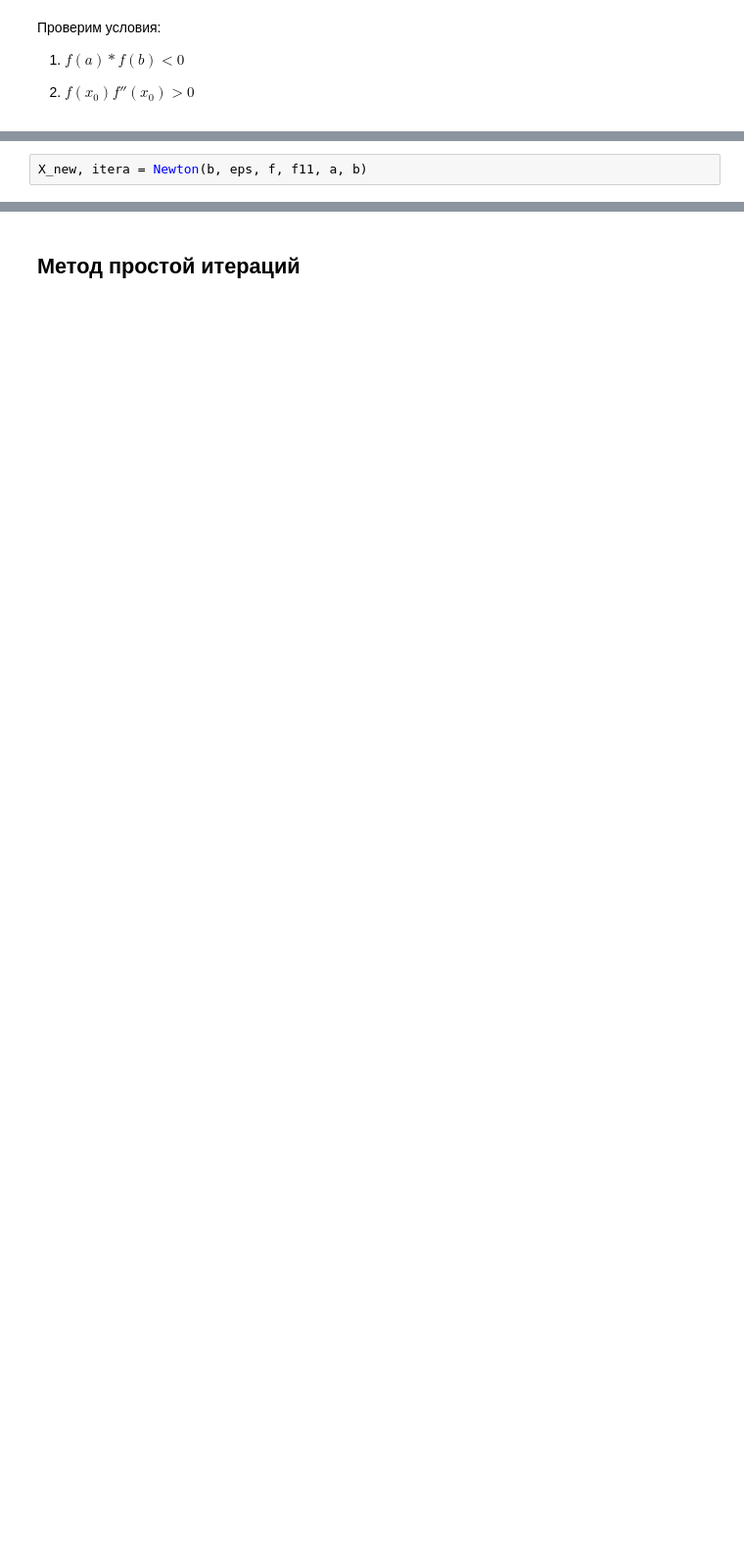
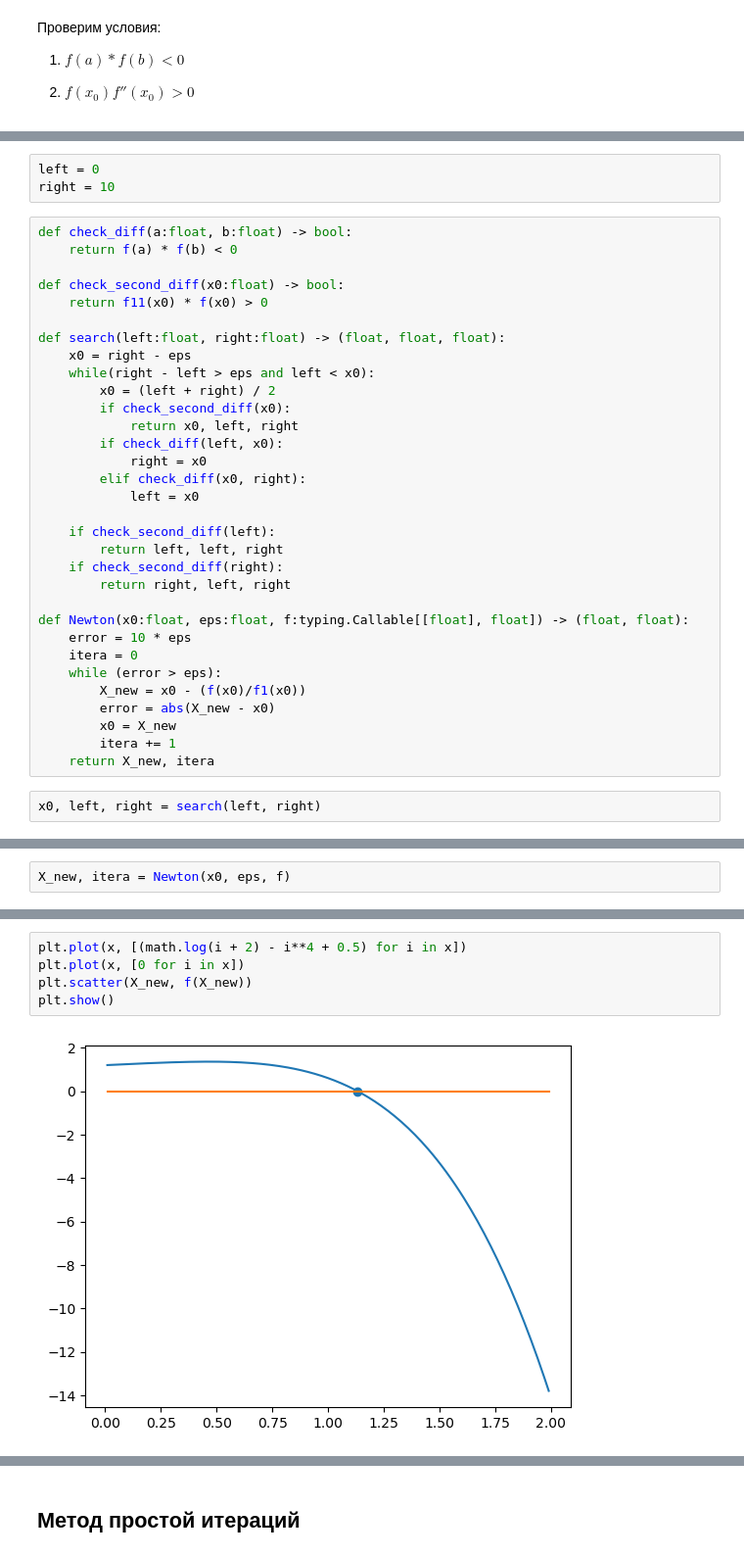
Before and after one commit to JRTitor/Numer, a Jupyter notebook: lab2/lab2.ipynb, the cells around one changed output, grey strips where cells are left out. Shown: that part at 98% size. Saved outputs shown, nothing was run; the diff lists cells and outputs as text; blank space fills up the shorter version.

```diff
--- a/lab2/lab2.ipynb
+++ b/lab2/lab2.ipynb
@@ -68,0 +60,37 @@ def Newton(X, eps, f, f11, a, b):
+# %%
+left = 0
+right = 10
+# %%
+def check_diff(a:float, b:float) -> bool:
+    return f(a) * f(b) < 0
+
+def check_second_diff(x0:float) -> bool:
+    return f11(x0) * f(x0) > 0
+
+def search(left:float, right:float) -> (float, float, float):
+    x0 = right - eps
+    while(right - left > eps and left < x0):
+        x0 = (left + right) / 2
+        if check_second_diff(x0):
+            return x0, left, right
+        if check_diff(left, x0):
+            right = x0
+        elif check_diff(x0, right):
+            left = x0
+
+    if check_second_diff(left):
+        return left, left, right
+    if check_second_diff(right):
+        return right, left, right
+
+def Newton(x0:float, eps:float, f:typing.Callable[[float], float]) -> (float, float):
+    error = 10 * eps
+    itera = 0
+    while (error > eps):
+        X_new = x0 - (f(x0)/f1(x0))
+        error = abs(X_new - x0)
+        x0 = X_new
+        itera += 1
+    return X_new, itera
+# %%
+x0, left, right = search(left, right)
@@ -69,5 +99,5 @@ def Newton(X, eps, f, f11, a, b):
 # %%
-X_new, itera = Newton(b, eps, f, f11, a, b)
+X_new, itera = Newton(x0, eps, f)
 # %%
 print(X_new, itera)
 # %% [output]
@@ -79 +113,8 @@ f(X_new)
+# %%
+plt.plot(x, [(math.log(i + 2) - i**4 + 0.5) for i in x])
+plt.plot(x, [0 for i in x])
+plt.scatter(X_new, f(X_new))
+plt.show()
+# %% [output]
+[figure, added]
 # %% [markdown]
```
Also changed, not shown: parts of 70 cells of this notebook.
